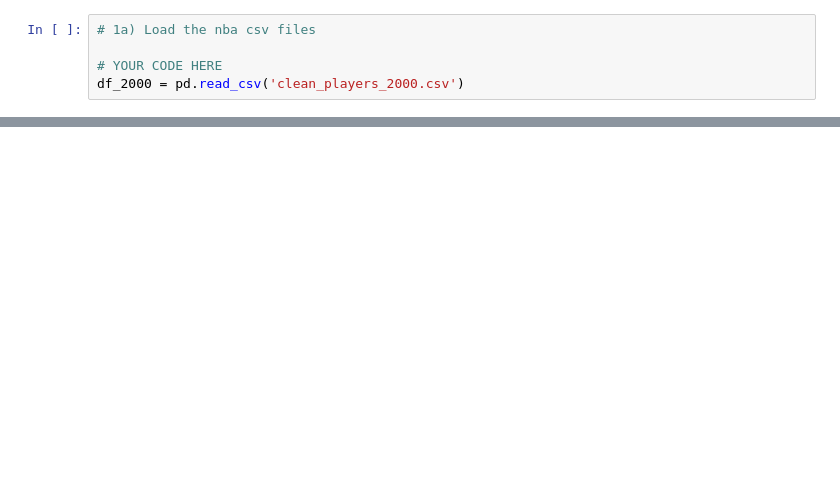
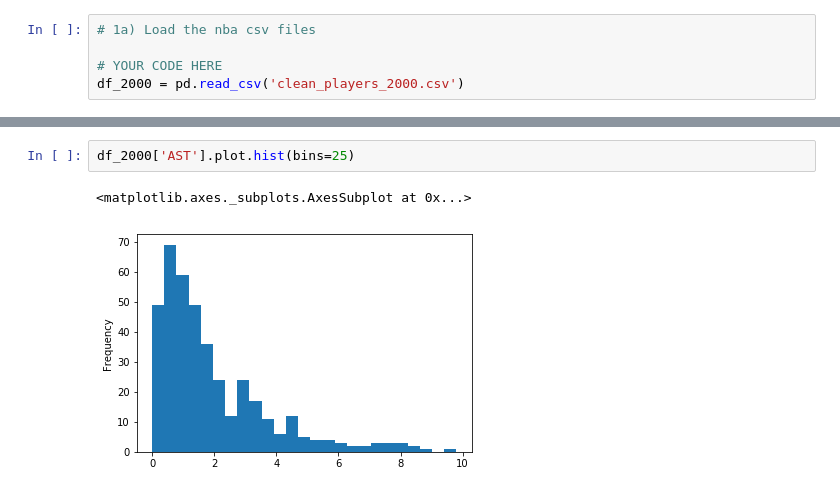
Before and after one commit to AaronWong14/Cogs108ProjectNBA, a Jupyter notebook: Data_Visualization_2000.ipynb, the cells around one changed output, grey strips where cells are left out. Saved outputs shown, nothing was run; the diff lists cells and outputs as text; blank space fills up the shorter version.

```diff
--- a/Data_Visualization_2000.ipynb
+++ b/Data_Visualization_2000.ipynb
@@ -321,0 +236,5 @@ MIN Is Normal Dist
+# %%
+df_2000['AST'].plot.hist(bins=25)
+# %% [output]
+<matplotlib.axes._subplots.AxesSubplot at 0x...>
+[figure, added]
```
Also changed, not shown: parts of 49 cells of this notebook, 1 other file.
